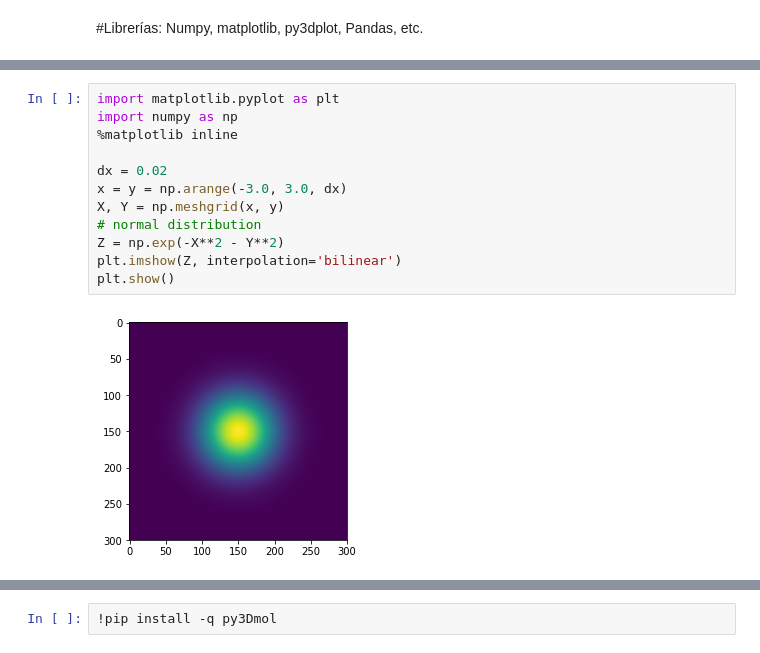
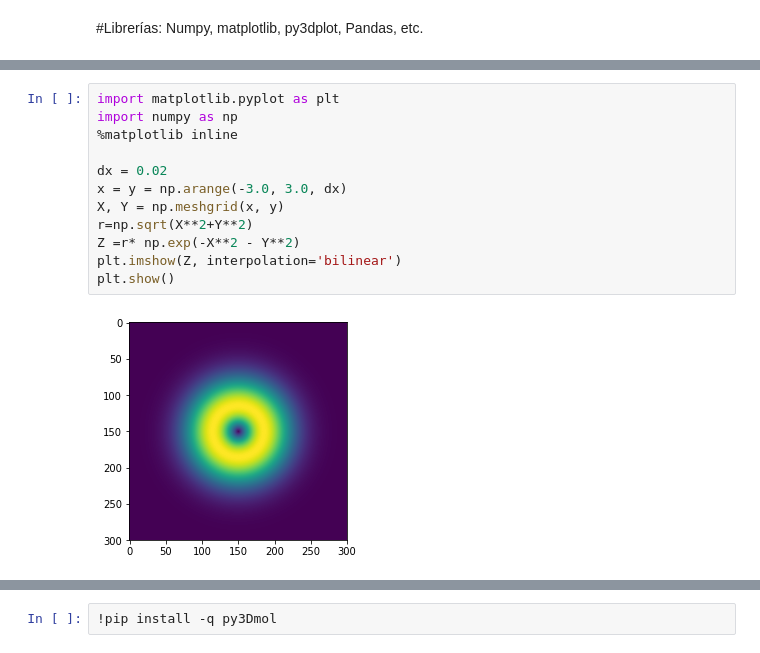
Before and after one commit to napoles-uach/clusters, a Jupyter notebook: CursoNapoles.ipynb, the cells around one changed output, grey strips where cells are left out. Drawn from its saved outputs; the diff is of its cells as text.

```diff
--- a/CursoNapoles.ipynb
+++ b/CursoNapoles.ipynb
@@ -344,14 +467,14 @@ vv= [[0 0 0 0 0]
 # %%
 import matplotlib.pyplot as plt
 import numpy as np
 %matplotlib inline
 
 dx = 0.02
 x = y = np.arange(-3.0, 3.0, dx)
 X, Y = np.meshgrid(x, y)
-# normal distribution
-Z = np.exp(-X**2 - Y**2)
+r=np.sqrt(X**2+Y**2)
+Z =r* np.exp(-X**2 - Y**2)
 plt.imshow(Z, interpolation='bilinear')
 plt.show()
 # %% [output]
-[figure, old version]
+[figure, new version]
```
Also changed, not shown: parts of 41 cells of this notebook.
